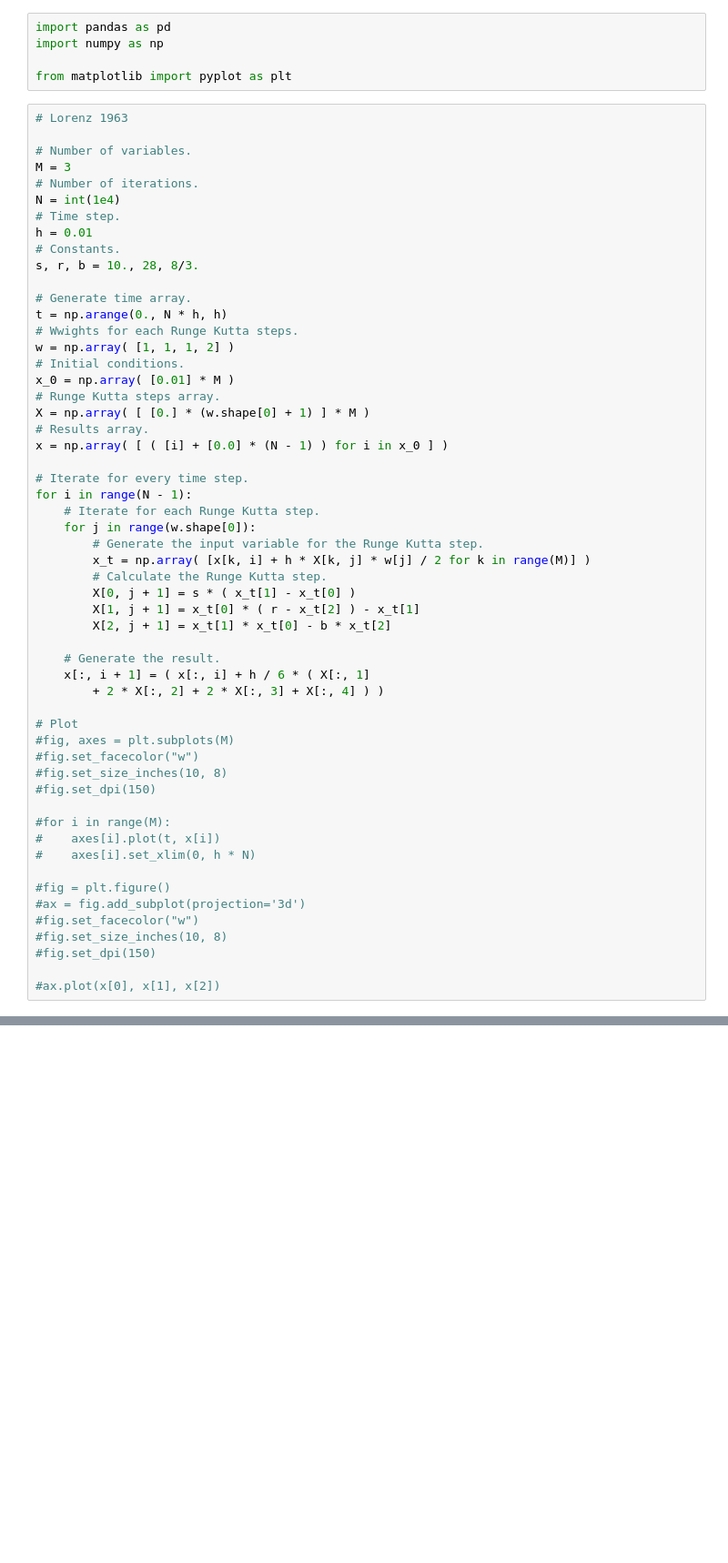
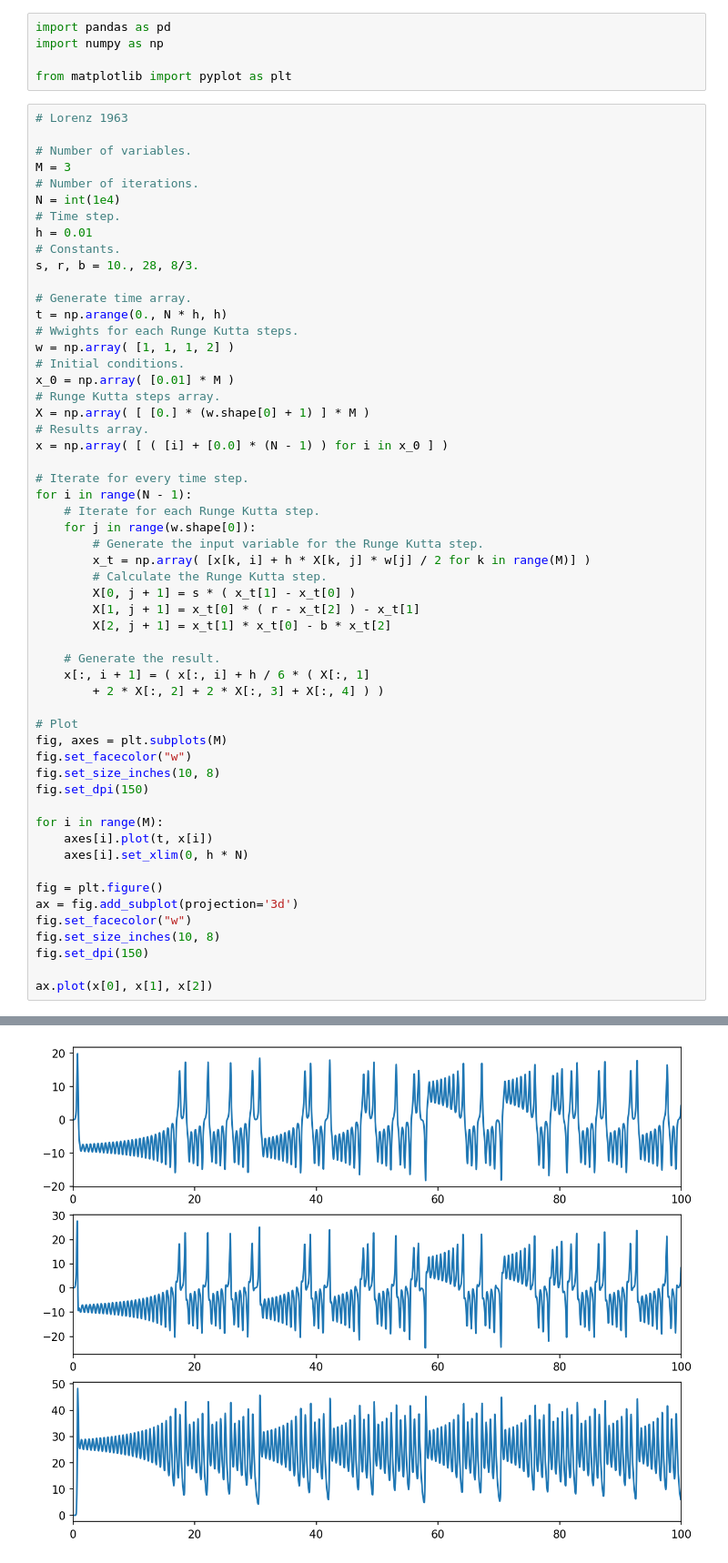
Before and after one commit to rodrigoms95/Data_Assimilation_2023_1, a Jupyter notebook: code/jupyter/Lorenz.ipynb, the cells around one changed output, grey strips where cells are left out. Shown at 91% size. Saved outputs shown, nothing was run; the diff lists cells and outputs as text; blank space fills up the shorter version.

```diff
--- a/code/jupyter/Lorenz.ipynb
+++ b/code/jupyter/Lorenz.ipynb
@@ -42,19 +42,20 @@ for i in range(N - 1):
         + 2 * X[:, 2] + 2 * X[:, 3] + X[:, 4] ) )
 
 # Plot
-#fig, axes = plt.subplots(M)
-#fig.set_facecolor("w")
-#fig.set_size_inches(10, 8)
-#fig.set_dpi(150)
+fig, axes = plt.subplots(M)
+fig.set_facecolor("w")
+fig.set_size_inches(10, 8)
+fig.set_dpi(150)
 
-#for i in range(M):
-#    axes[i].plot(t, x[i])
-#    axes[i].set_xlim(0, h * N)
+for i in range(M):
+    axes[i].plot(t, x[i])
+    axes[i].set_xlim(0, h * N)
 
-#fig = plt.figure()
-#ax = fig.add_subplot(projection='3d')
-#fig.set_facecolor("w")
-#fig.set_size_inches(10, 8)
-#fig.set_dpi(150)
+fig = plt.figure()
+ax = fig.add_subplot(projection='3d')
+fig.set_facecolor("w")
+fig.set_size_inches(10, 8)
+fig.set_dpi(150)
 
-#ax.plot(x[0], x[1], x[2])
+ax.plot(x[0], x[1], x[2])
+# %% [output]
@@ -60,0 +63 @@ for i in range(N - 1):
+[figure, added]
```
Also changed, not shown: parts of 3 cells of this notebook.
